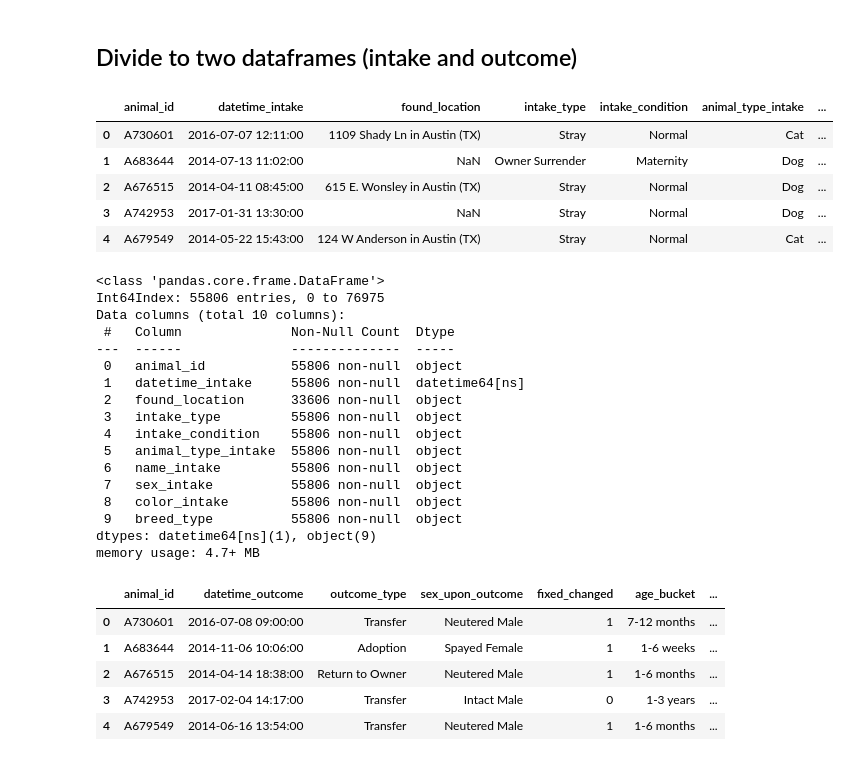
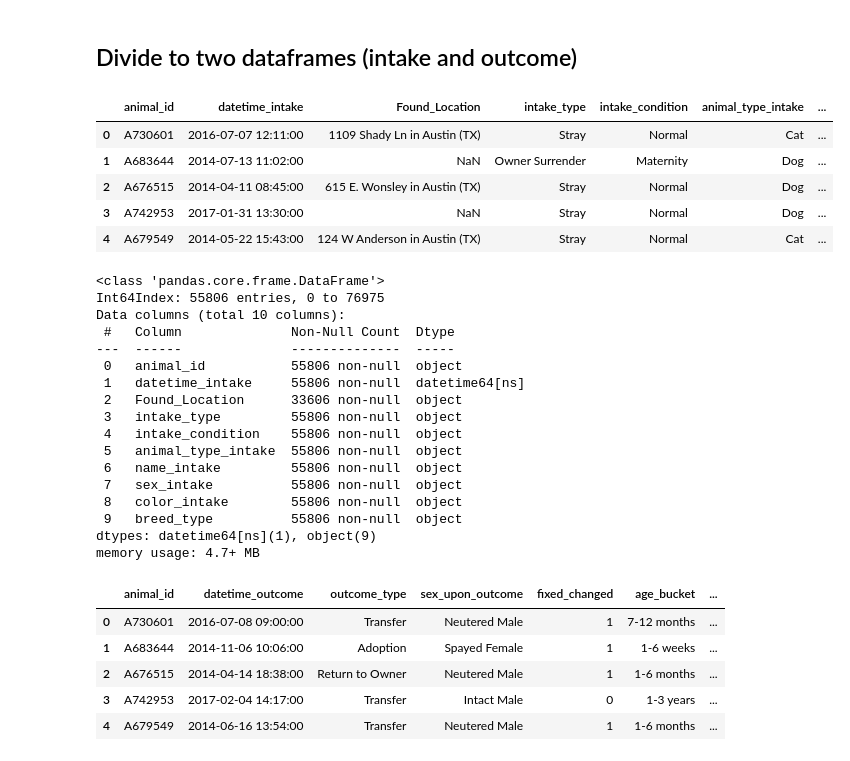
Before and after one commit to kevinsguo/Group_5_Animal_Adoption, a Jupyter notebook: Becky/segment2_clean_data.ipynb, the cells around one changed output. Drawn from its saved outputs; the diff is of its cells as text; code cells hidden in the pictures.

```diff
--- a/Becky/segment2_clean_data.ipynb
+++ b/Becky/segment2_clean_data.ipynb
@@ -828,18 +828,18 @@ df.head()
 # %%
 intake_df=df[['Animal ID','DateTime_intake','Found_Location','Intake_Type','IntakeCondition',
              'Animal_Type_intake',
               'Name_intake',
              'Sex_Intake',
              'Color_intake',
              'Breed_Type']]
 
-columns_intake=['animal_id','datetime_intake','found_location','intake_type','intake_condition','animal_type_intake',
+columns_intake=['animal_id','datetime_intake','Found_Location','intake_type','intake_condition','animal_type_intake',
         'name_intake','sex_intake','color_intake','breed_type']
 
 intake_df.columns =columns_intake
 intake_df.head()
 # %% [output]
-|  | animal_id | datetime_intake | found_location | intake_type | intake_condition | animal_type_intake | ... |
+|  | animal_id | datetime_intake | Found_Location | intake_type | intake_condition | animal_type_intake | ... |
 | 0 | A730601 | 2016-07-07 12:11:00 | 1109 Shady Ln in Austin (TX) | Stray | Normal | Cat | ... |
 | 1 | A683644 | 2014-07-13 11:02:00 | NaN | Owner Surrender | Maternity | Dog | ... |
 | 2 | A676515 | 2014-04-11 08:45:00 | 615 E. Wonsley in Austin (TX) | Stray | Normal | Dog | ... |
@@ -855,7 +855,7 @@ Data columns (total 10 columns):
 ---  ------              --------------  -----
  0   animal_id           55806 non-null  object
  1   datetime_intake     55806 non-null  datetime64[ns]
- 2   found_location      33606 non-null  object
+ 2   Found_Location      33606 non-null  object
  3   intake_type         55806 non-null  object
  4   intake_condition    55806 non-null  object
  5   animal_type_intake  55806 non-null  object
```
Also changed, not shown: parts of 8 cells of this notebook, 3 other files.
